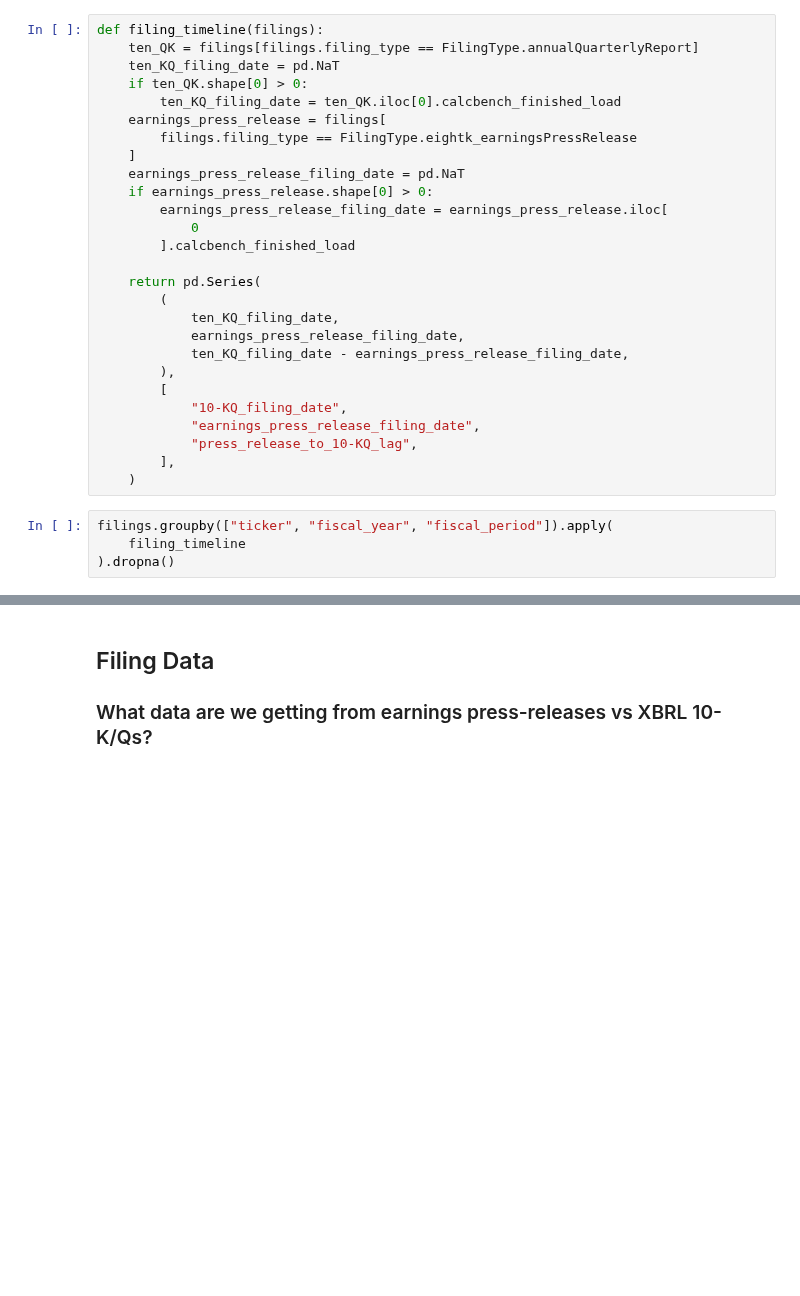
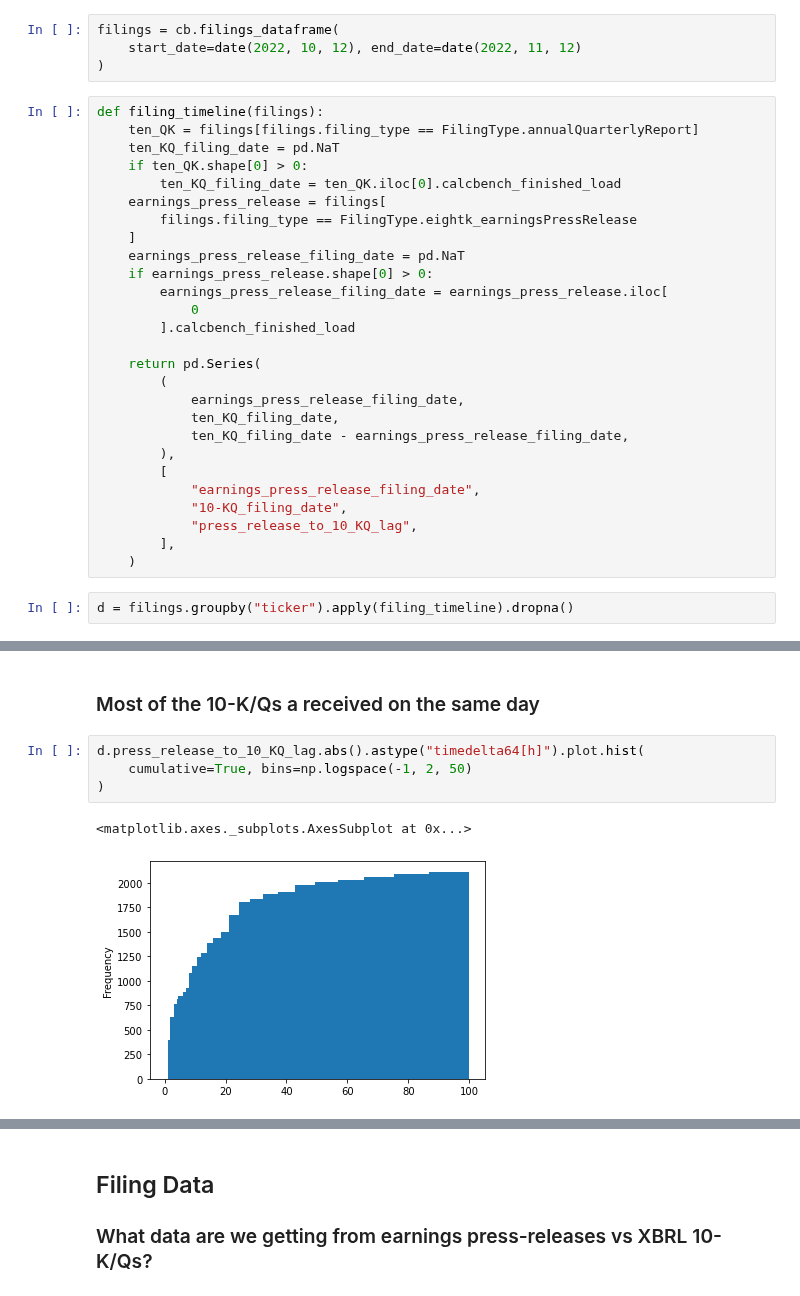
Before and after one commit to calcbench/notebooks, a Jupyter notebook: filing_timeline.ipynb, the cells around one changed output, grey strips where cells are left out. Drawn from its saved outputs; the diff is of its cells as text; blank space fills up the shorter version.

```diff
--- a/filing_timeline.ipynb
+++ b/filing_timeline.ipynb
@@ -12,3 +12,7 @@ filings = cb.filings_dataframe(company_identifiers=company_idenfiers)
+# %%
+filings = cb.filings_dataframe(
+    start_date=date(2022, 10, 12), end_date=date(2022, 11, 12)
+)
 # %%
 def filing_timeline(filings):
     ten_QK = filings[filings.filing_type == FilingType.annualQuarterlyReport]
@@ -26,17 +30,15 @@ def filing_timeline(filings):
 
     return pd.Series(
         (
+            earnings_press_release_filing_date,
             ten_KQ_filing_date,
-            earnings_press_release_filing_date,
             ten_KQ_filing_date - earnings_press_release_filing_date,
         ),
         [
+            "earnings_press_release_filing_date",
             "10-KQ_filing_date",
-            "earnings_press_release_filing_date",
-            "press_release_to_10-KQ_lag",
+            "press_release_to_10_KQ_lag",
         ],
     )
 # %%
-filings.groupby(["ticker", "fiscal_year", "fiscal_period"]).apply(
-    filing_timeline
-).dropna()
+d = filings.groupby("ticker").apply(filing_timeline).dropna()
@@ -61,0 +45,9 @@ filings.groupby(["ticker", "fiscal_year", "fiscal_period"]).apply(
+# %% [markdown]
+### Most of the 10-K/Qs a received on the same day
+# %%
+d.press_release_to_10_KQ_lag.abs().astype("timedelta64[h]").plot.hist(
+    cumulative=True, bins=np.logspace(-1, 2, 50)
+)
+# %% [output]
+<matplotlib.axes._subplots.AxesSubplot at 0x...>
+[figure, added]
```
Also changed, not shown: parts of 12 cells of this notebook.
